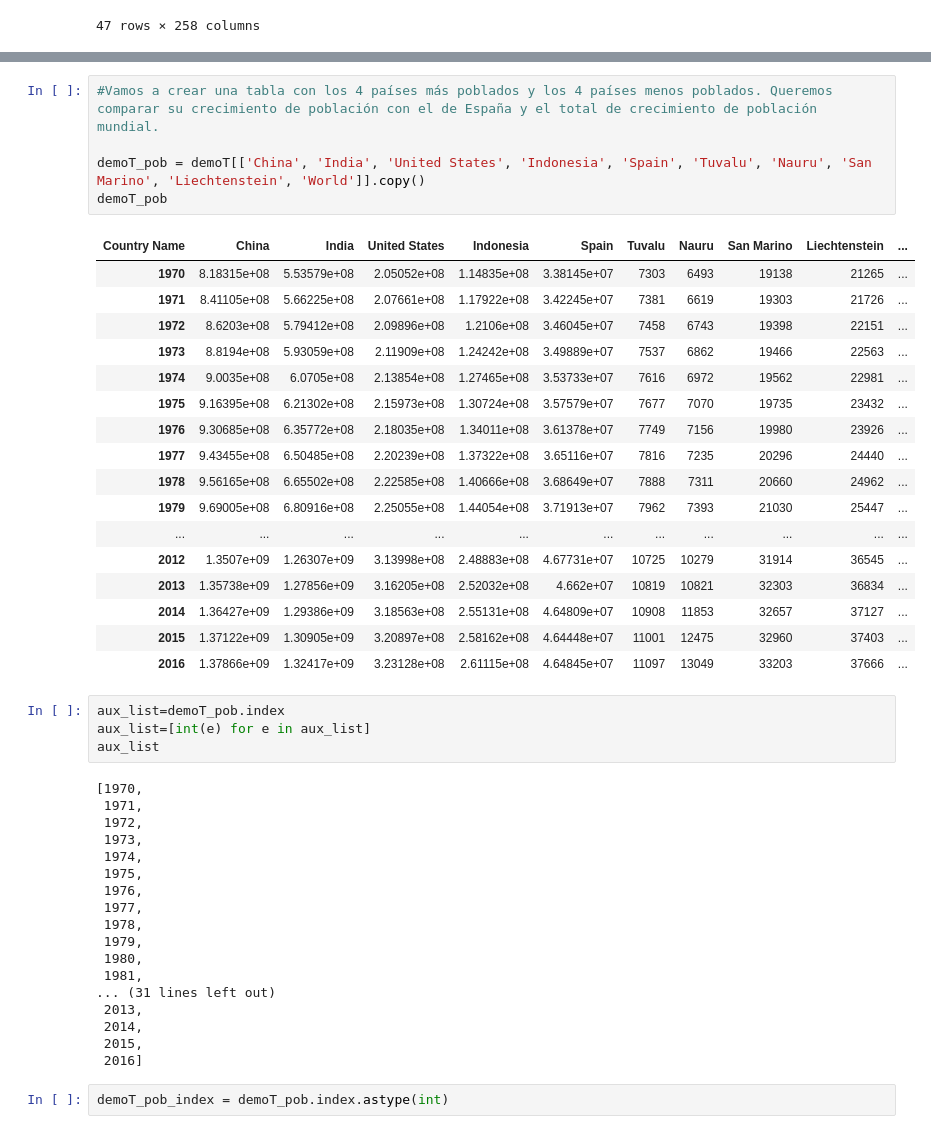
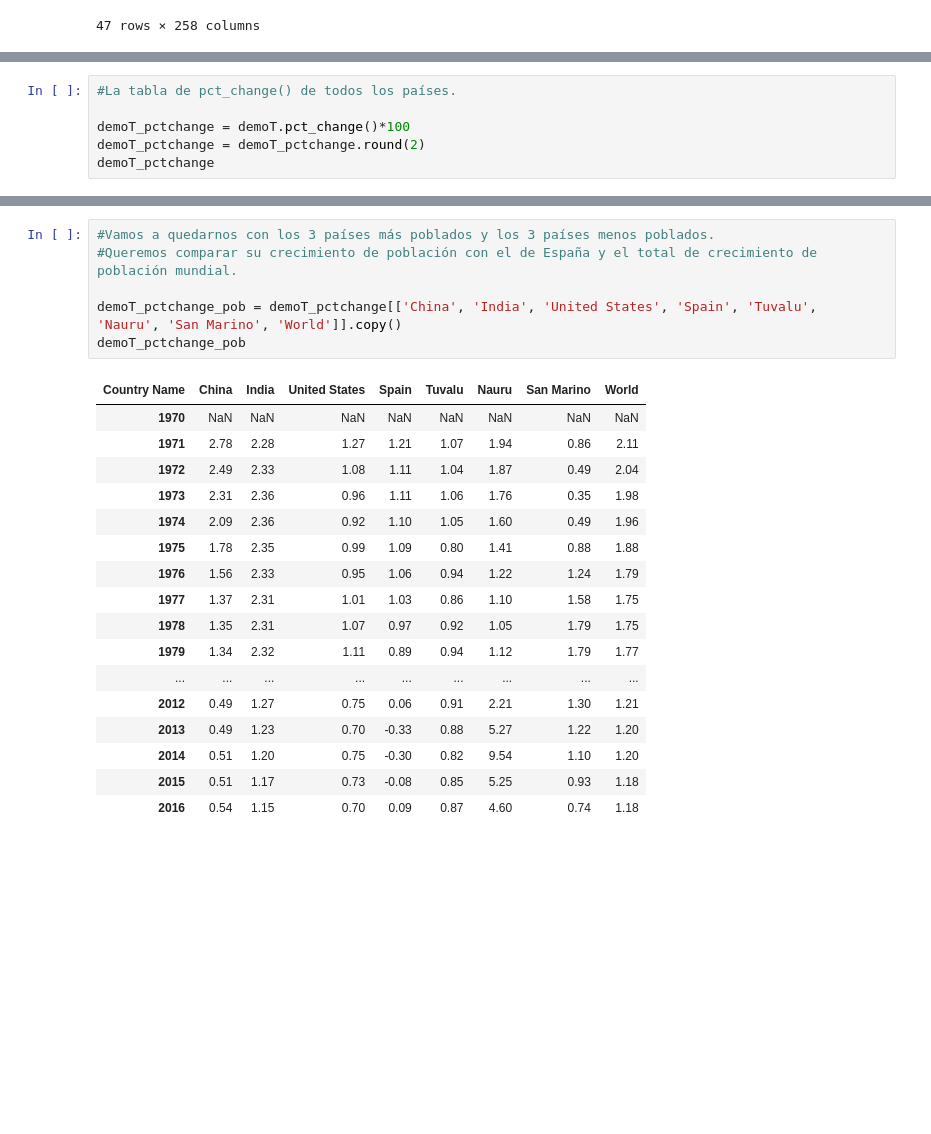
Before and after one commit to LiviaCanet/datamad0119, a Jupyter notebook: module-1/pipelines-project/your-code/demo_wrangling.ipynb, the cells around one changed output, grey strips where cells are left out. Drawn from its saved outputs; the diff is of its cells as text; blank space fills up the shorter version.

```diff
--- a/module-1/pipelines-project/your-code/demo_wrangling.ipynb
+++ b/module-1/pipelines-project/your-code/demo_wrangling.ipynb
@@ -195,0 +245,6 @@ demoT
+# %%
+#La tabla de pct_change() de todos los países.
+
+demoT_pctchange = demoT.pct_change()*100
+demoT_pctchange = demoT_pctchange.round(2)
+demoT_pctchange
@@ -196,47 +270,24 @@ demoT
 # %%
-#Vamos a crear una tabla con los 4 países más poblados y los 4 países menos poblados. Queremos comparar su crecimiento de población con el de España y el total de crecimiento de población mundial.
+#Vamos a quedarnos con los 3 países más poblados y los 3 países menos poblados.
+#Queremos comparar su crecimiento de población con el de España y el total de crecimiento de población mundial.
 
-demoT_pob = demoT[['China', 'India', 'United States', 'Indonesia', 'Spain', 'Tuvalu', 'Nauru', 'San Marino', 'Liechtenstein', 'World']].copy()
-demoT_pob
+demoT_pctchange_pob = demoT_pctchange[['China', 'India', 'United States', 'Spain', 'Tuvalu', 'Nauru', 'San Marino', 'World']].copy()
+demoT_pctchange_pob
 # %% [output]
-| Country Name | China | India | United States | Indonesia | Spain | Tuvalu | Nauru | San Marino | Liechtenstein | ... |
-| 1970 | 8.18315e+08 | 5.53579e+08 | 2.05052e+08 | 1.14835e+08 | 3.38145e+07 | 7303 | 6493 | 19138 | 21265 | ... |
-| 1971 | 8.41105e+08 | 5.66225e+08 | 2.07661e+08 | 1.17922e+08 | 3.42245e+07 | 7381 | 6619 | 19303 | 21726 | ... |
-| 1972 | 8.6203e+08 | 5.79412e+08 | 2.09896e+08 | 1.2106e+08 | 3.46045e+07 | 7458 | 6743 | 19398 | 22151 | ... |
-| 1973 | 8.8194e+08 | 5.93059e+08 | 2.11909e+08 | 1.24242e+08 | 3.49889e+07 | 7537 | 6862 | 19466 | 22563 | ... |
-| 1974 | 9.0035e+08 | 6.0705e+08 | 2.13854e+08 | 1.27465e+08 | 3.53733e+07 | 7616 | 6972 | 19562 | 22981 | ... |
-| 1975 | 9.16395e+08 | 6.21302e+08 | 2.15973e+08 | 1.30724e+08 | 3.57579e+07 | 7677 | 7070 | 19735 | 23432 | ... |
-| 1976 | 9.30685e+08 | 6.35772e+08 | 2.18035e+08 | 1.34011e+08 | 3.61378e+07 | 7749 | 7156 | 19980 | 23926 | ... |
-| 1977 | 9.43455e+08 | 6.50485e+08 | 2.20239e+08 | 1.37322e+08 | 3.65116e+07 | 7816 | 7235 | 20296 | 24440 | ... |
-| 1978 | 9.56165e+08 | 6.65502e+08 | 2.22585e+08 | 1.40666e+08 | 3.68649e+07 | 7888 | 7311 | 20660 | 24962 | ... |
-| 1979 | 9.69005e+08 | 6.80916e+08 | 2.25055e+08 | 1.44054e+08 | 3.71913e+07 | 7962 | 7393 | 21030 | 25447 | ... |
-| ... | ... | ... | ... | ... | ... | ... | ... | ... | ... | ... |
-| 2012 | 1.3507e+09 | 1.26307e+09 | 3.13998e+08 | 2.48883e+08 | 4.67731e+07 | 10725 | 10279 | 31914 | 36545 | ... |
-| 2013 | 1.35738e+09 | 1.27856e+09 | 3.16205e+08 | 2.52032e+08 | 4.662e+07 | 10819 | 10821 | 32303 | 36834 | ... |
-| 2014 | 1.36427e+09 | 1.29386e+09 | 3.18563e+08 | 2.55131e+08 | 4.64809e+07 | 10908 | 11853 | 32657 | 37127 | ... |
-| 2015 | 1.37122e+09 | 1.30905e+09 | 3.20897e+08 | 2.58162e+08 | 4.64448e+07 | 11001 | 12475 | 32960 | 37403 | ... |
-| 2016 | 1.37866e+09 | 1.32417e+09 | 3.23128e+08 | 2.61115e+08 | 4.64845e+07 | 11097 | 13049 | 33203 | 37666 | ... |
+| Country Name | China | India | United States | Spain | Tuvalu | Nauru | San Marino | World |
+| 1970 | NaN | NaN | NaN | NaN | NaN | NaN | NaN | NaN |
+| 1971 | 2.78 | 2.28 | 1.27 | 1.21 | 1.07 | 1.94 | 0.86 | 2.11 |
+| 1972 | 2.49 | 2.33 | 1.08 | 1.11 | 1.04 | 1.87 | 0.49 | 2.04 |
+| 1973 | 2.31 | 2.36 | 0.96 | 1.11 | 1.06 | 1.76 | 0.35 | 1.98 |
+| 1974 | 2.09 | 2.36 | 0.92 | 1.10 | 1.05 | 1.60 | 0.49 | 1.96 |
+| 1975 | 1.78 | 2.35 | 0.99 | 1.09 | 0.80 | 1.41 | 0.88 | 1.88 |
+| 1976 | 1.56 | 2.33 | 0.95 | 1.06 | 0.94 | 1.22 | 1.24 | 1.79 |
+| 1977 | 1.37 | 2.31 | 1.01 | 1.03 | 0.86 | 1.10 | 1.58 | 1.75 |
+| 1978 | 1.35 | 2.31 | 1.07 | 0.97 | 0.92 | 1.05 | 1.79 | 1.75 |
+| 1979 | 1.34 | 2.32 | 1.11 | 0.89 | 0.94 | 1.12 | 1.79 | 1.77 |
+| ... | ... | ... | ... | ... | ... | ... | ... | ... |
+| 2012 | 0.49 | 1.27 | 0.75 | 0.06 | 0.91 | 2.21 | 1.30 | 1.21 |
+| 2013 | 0.49 | 1.23 | 0.70 | -0.33 | 0.88 | 5.27 | 1.22 | 1.20 |
+| 2014 | 0.51 | 1.20 | 0.75 | -0.30 | 0.82 | 9.54 | 1.10 | 1.20 |
+| 2015 | 0.51 | 1.17 | 0.73 | -0.08 | 0.85 | 5.25 | 0.93 | 1.18 |
+| 2016 | 0.54 | 1.15 | 0.70 | 0.09 | 0.87 | 4.60 | 0.74 | 1.18 |
-# %%
-aux_list=demoT_pob.index
-aux_list=[int(e) for e in aux_list]
-aux_list
-# %% [output]
-[1970,
- 1971,
- 1972,
- 1973,
- 1974,
- 1975,
- 1976,
- 1977,
- 1978,
- 1979,
- 1980,
- 1981,
-... (31 lines left out)
- 2013,
- 2014,
- 2015,
- 2016]
-# %%
-demoT_pob_index = demoT_pob.index.astype(int)
```
Also changed, not shown: parts of 15 cells of this notebook.
